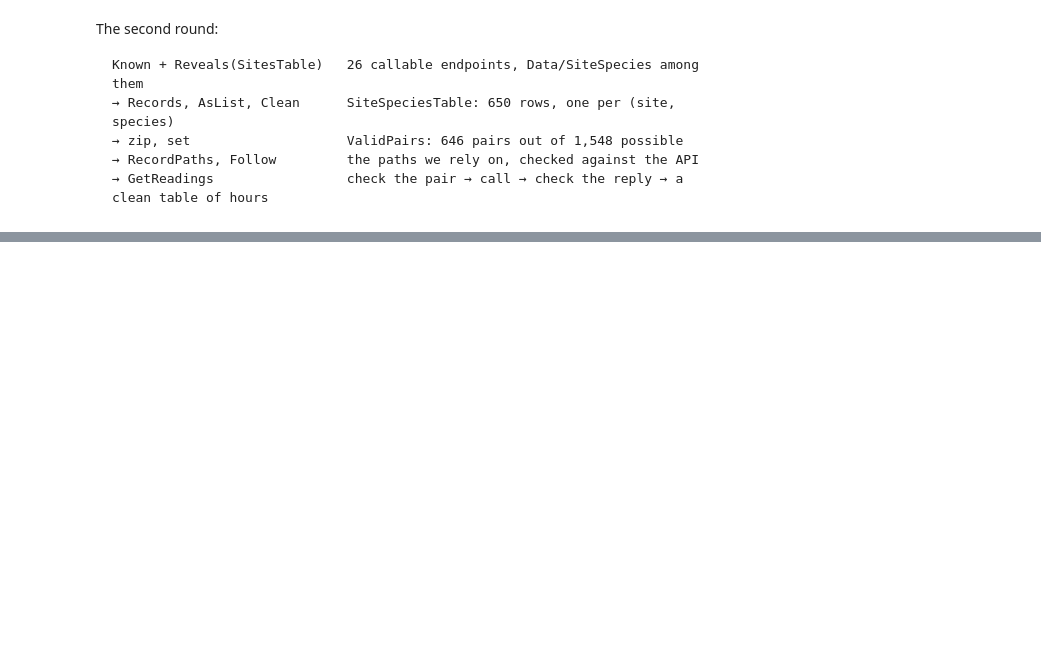
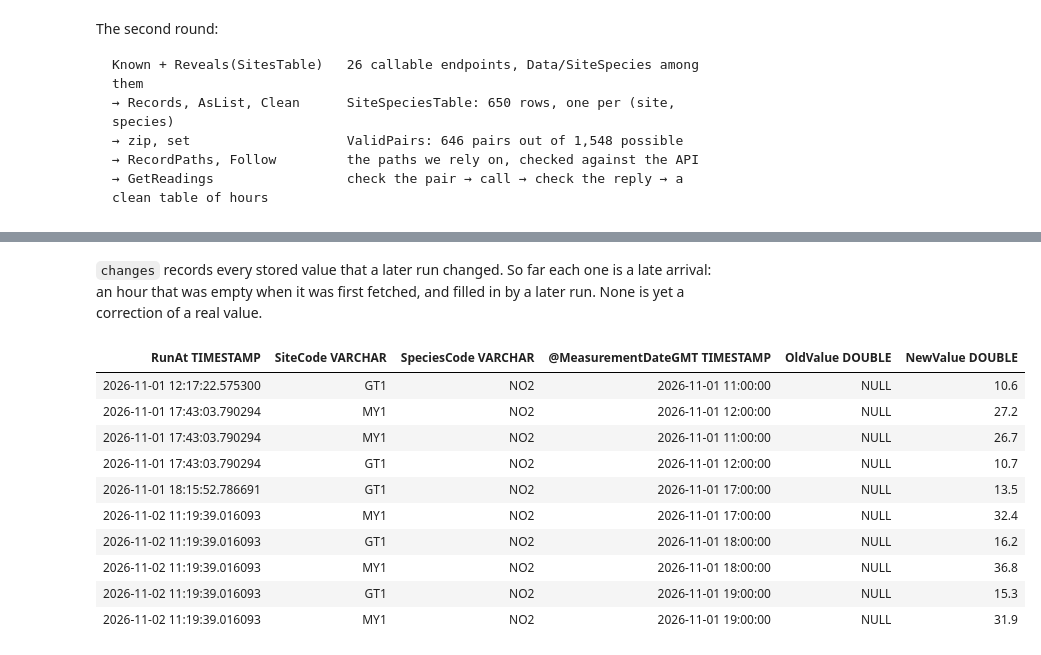
Before and after one commit to KPS25FX/london-air-quality, a Jupyter notebook: Presentation.ipynb, the cells around one changed output, grey strips where cells are left out. Saved outputs shown, nothing was run; the diff lists cells and outputs as text; code cells hidden in the pictures; blank space fills up the shorter version.

```diff
--- a/Presentation.ipynb
+++ b/Presentation.ipynb
@@ -377,0 +504,16 @@ Known + Reveals(SitesTable)   26 callable endpoints, Data/SiteSpecies among them
+# %% [markdown]
+`changes` records every stored value that a later run changed. So far each one is a late arrival: an hour that was empty when it was first fetched, and filled in by a later run. None is yet a correction of a real value.
+# %%
+Database.sql("SELECT * FROM changes ORDER BY RunAt")
+# %% [output]
+| RunAt TIMESTAMP | SiteCode VARCHAR | SpeciesCode VARCHAR | @MeasurementDateGMT TIMESTAMP | OldValue DOUBLE | NewValue DOUBLE |
+| 2026-11-01 12:17:22.575300 | GT1 | NO2 | 2026-11-01 11:00:00 | NULL | 10.6 |
+| 2026-11-01 17:43:03.790294 | MY1 | NO2 | 2026-11-01 12:00:00 | NULL | 27.2 |
+| 2026-11-01 17:43:03.790294 | MY1 | NO2 | 2026-11-01 11:00:00 | NULL | 26.7 |
+| 2026-11-01 17:43:03.790294 | GT1 | NO2 | 2026-11-01 12:00:00 | NULL | 10.7 |
+| 2026-11-01 18:15:52.786691 | GT1 | NO2 | 2026-11-01 17:00:00 | NULL | 13.5 |
+| 2026-11-02 11:19:39.016093 | MY1 | NO2 | 2026-11-01 17:00:00 | NULL | 32.4 |
+| 2026-11-02 11:19:39.016093 | GT1 | NO2 | 2026-11-01 18:00:00 | NULL | 16.2 |
+| 2026-11-02 11:19:39.016093 | MY1 | NO2 | 2026-11-01 18:00:00 | NULL | 36.8 |
+| 2026-11-02 11:19:39.016093 | GT1 | NO2 | 2026-11-01 19:00:00 | NULL | 15.3 |
+| 2026-11-02 11:19:39.016093 | MY1 | NO2 | 2026-11-01 19:00:00 | NULL | 31.9 |
```
Also changed, not shown: parts of 27 cells of this notebook, 6 other files.
